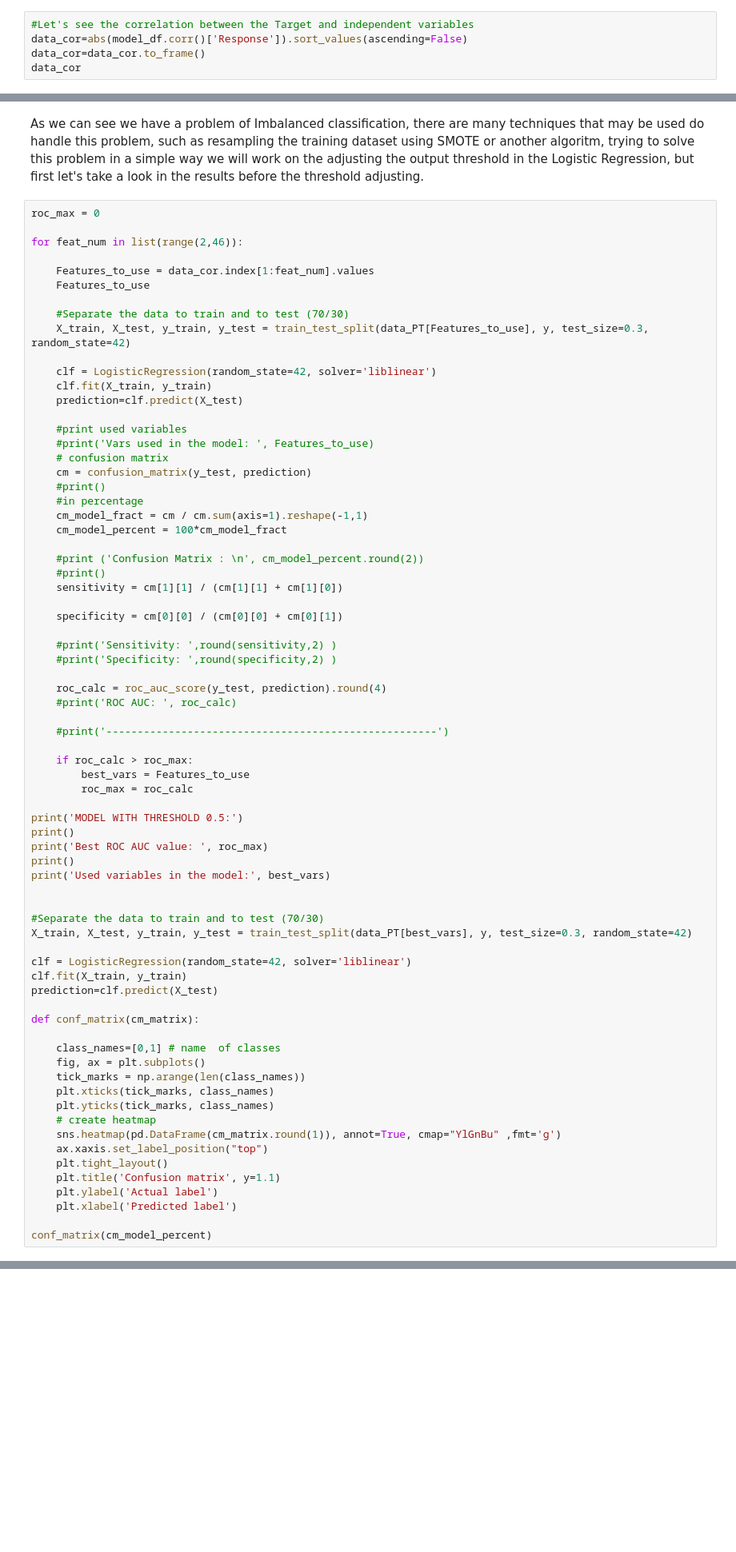
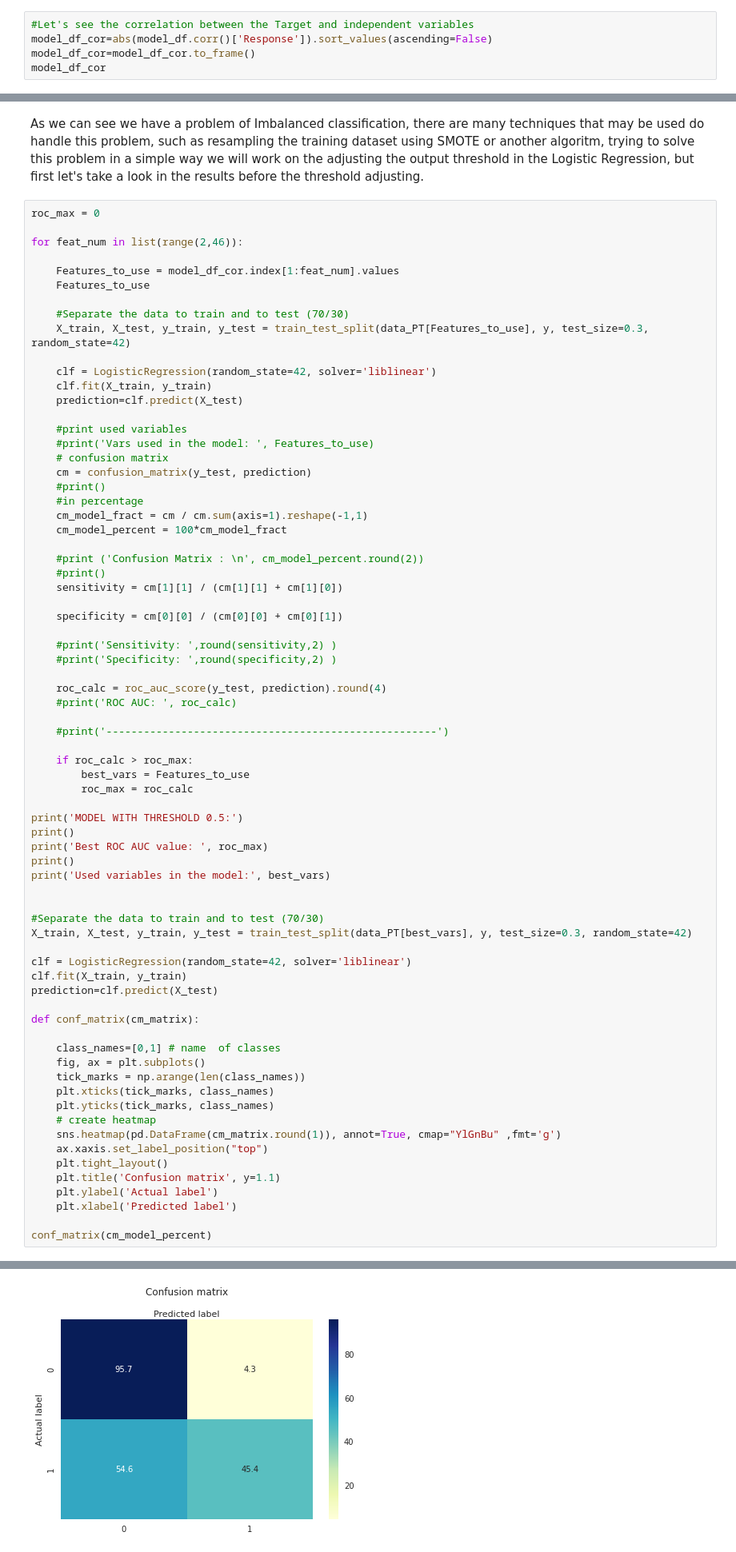
Before and after one commit to fpmacedo/ifood_data_analyst_test, a Jupyter notebook: Marketing Campaign Analysis - iFood CRM Data Analyst Case.ipynb, the cells around one changed output, grey strips where cells are left out. Shown at 80% size. Drawn from its saved outputs; the diff is of its cells as text; blank space fills up the shorter version.

```diff
--- a/Marketing Campaign Analysis - iFood CRM Data Analyst Case.ipynb
+++ b/Marketing Campaign Analysis - iFood CRM Data Analyst Case.ipynb
@@ -857,5 +1001,5 @@ model_df.columns
 # %%
 #Let's see the correlation between the Target and independent variables
-data_cor=abs(model_df.corr()['Response']).sort_values(ascending=False)
-data_cor=data_cor.to_frame()
-data_cor
+model_df_cor=abs(model_df.corr()['Response']).sort_values(ascending=False)
+model_df_cor=model_df_cor.to_frame()
+model_df_cor
@@ -884,7 +1049,7 @@ roc_max = 0
 
 for feat_num in list(range(2,46)):
 
-    Features_to_use = data_cor.index[1:feat_num].values
+    Features_to_use = model_df_cor.index[1:feat_num].values
     Features_to_use
 
     #Separate the data to train and to test (70/30)
@@ -951,3 +1116,4 @@ def conf_matrix(cm_matrix):
     plt.xlabel('Predicted label')
 
 conf_matrix(cm_model_percent)
+# %% [output]
@@ -954,3 +1135,4 @@ conf_matrix(cm_model_percent)
+[figure, added]
 # %% [markdown]
 As expected the class with less samples had a bad classification, let's try to adjust the threshold to improve this classification.
 # %% [markdown]
```
Also changed, not shown: parts of 64 cells of this notebook, 1 other file.
